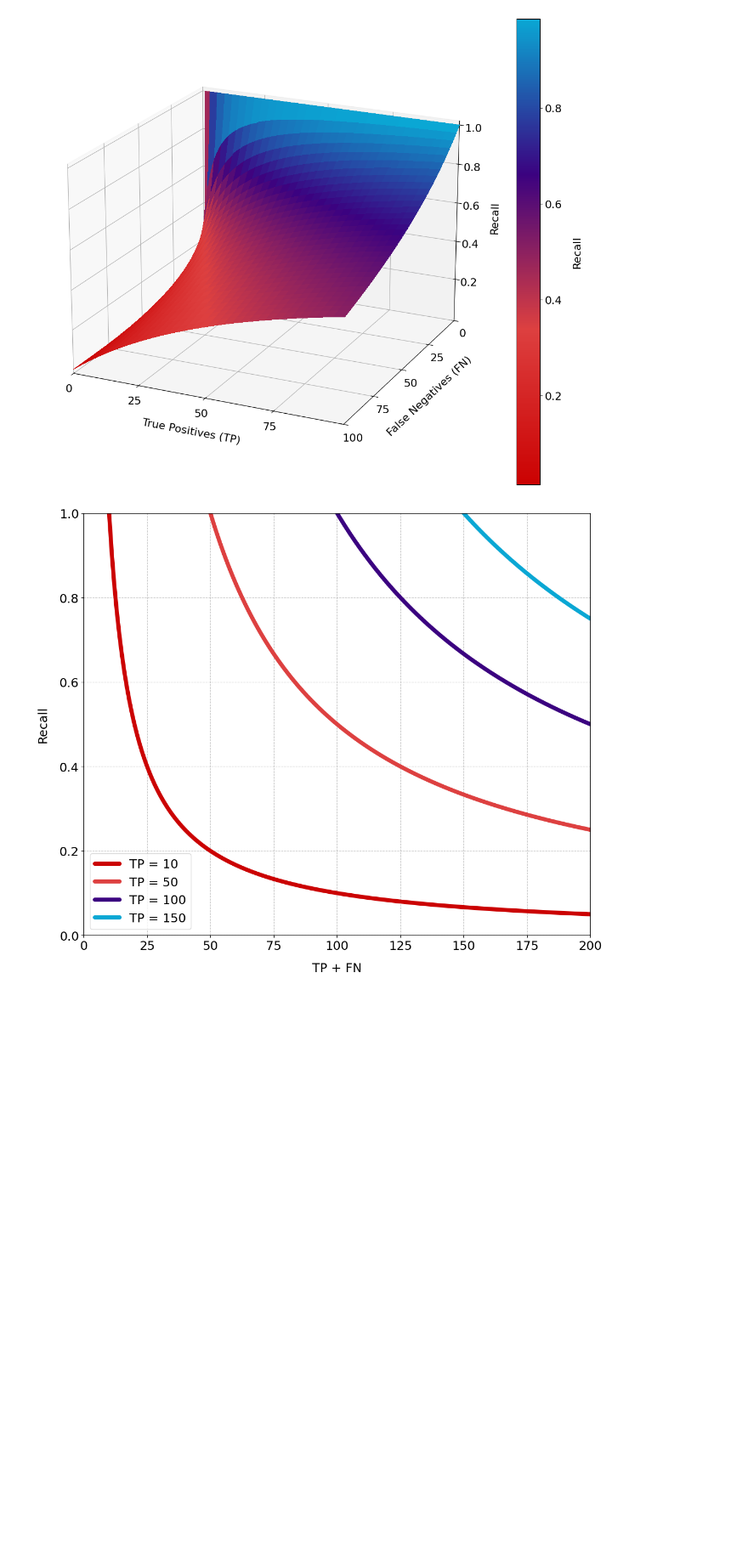
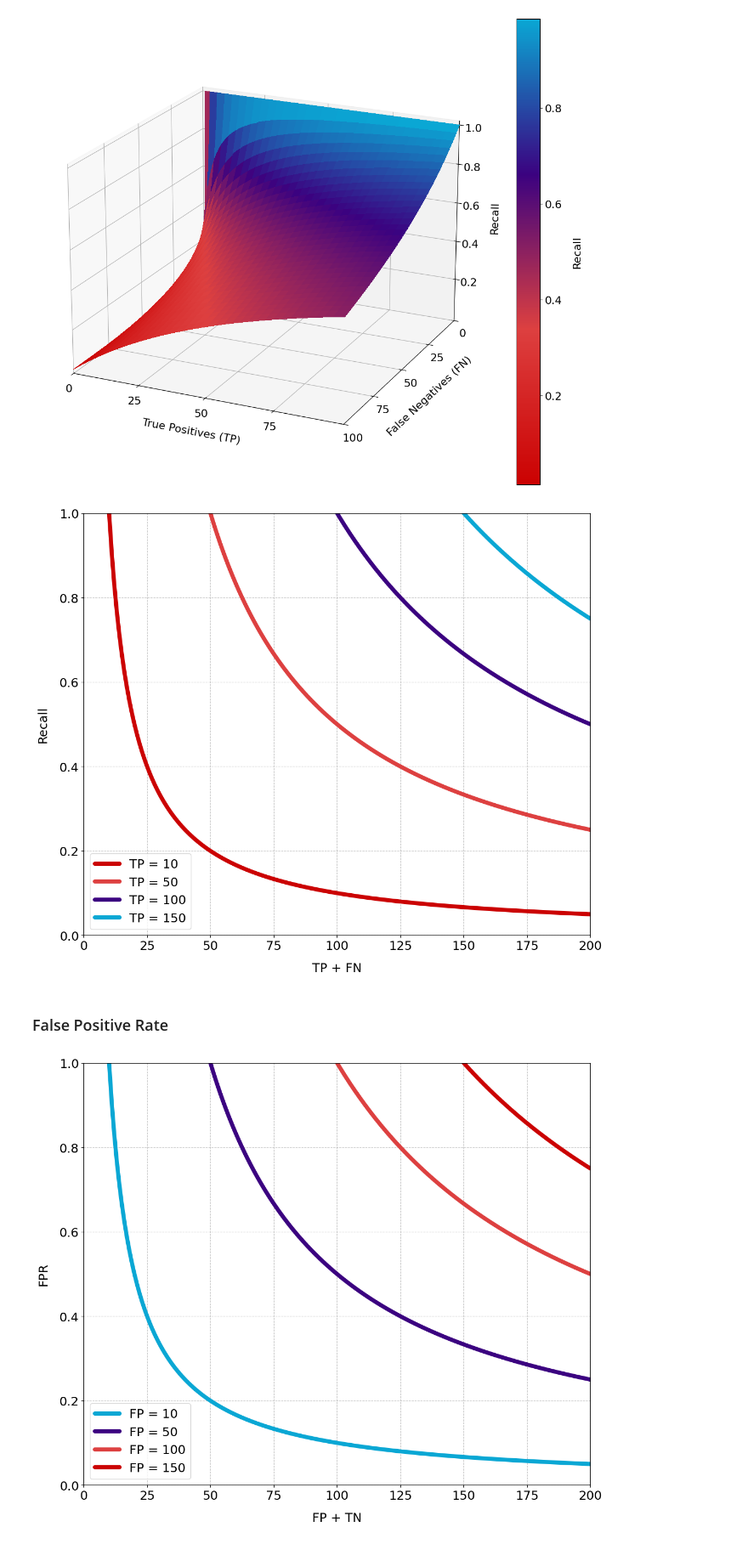
Before and after one commit to NannyML/The-Little-Book-of-ML-Metrics, a Jupyter notebook: classification_plots.ipynb, the cells around one changed output. Shown at 85% size. Drawn from its saved outputs; the diff is of its cells as text; code cells hidden in the pictures; blank space fills up the shorter version.

Commit message:
false positive ratio plots

```diff
--- a/classification_plots.ipynb
+++ b/classification_plots.ipynb
@@ -154,3 +154,52 @@ plt.savefig('plots/Recall_2d_line_plot.png', dpi=300)
 plt.show()
 # %% [output]
 [figure]
+# %% [markdown]
+### False Positive Rate
+# %%
+# Create 2D line plot of FPR vs FP + TN
+fig, ax = plt.subplots(figsize=(12, 10))
+# Increase font size for better readability
+plt.rcParams.update({'font.size': 18})
+
+
+# Create range for FP + TN
+x = np.linspace(1, 200, 200)
+
+# Define the colors
+start_color = "#0AA7D4"
+middle_color = "#3B0280"
+end_color = "#DD4040"
+end_end_color = "#CB0202"
+
+# Define colors inspired by nml_cmap
+colors = [end_end_color, end_color, middle_color, start_color]
+colors = colors[::-1] # Reverse the colors since smaller FP values are better
+
+# Calculate FPR for different FP values
+for fp, color in zip([10, 50, 100, 150], colors):
+    FPR = fp / x
+    ax.plot(x, FPR, label=f'FP = {fp}', color=color, linewidth=6, solid_capstyle='round')
+
+# Set labels and title
+ax.set_xlabel('FP + TN')
+ax.set_ylabel('FPR')
+
+# Set axis limits
+ax.set_xlim(0, 200)
+ax.set_ylim(0, 1)
+
+# Increase legend font size
+ax.legend(fontsize=16)
+
+# Add legend
+ax.legend()
+
+# Add grid
+ax.grid(True, linestyle='--', alpha=0.7)
+
+plt.tight_layout()
+plt.savefig('plots/FPR_2d_line_plot.png', dpi=300)
+plt.show()
+# %% [output]
+[figure, added]
```
Also changed, not shown: parts of 1 cell of this notebook, 2 other files.
